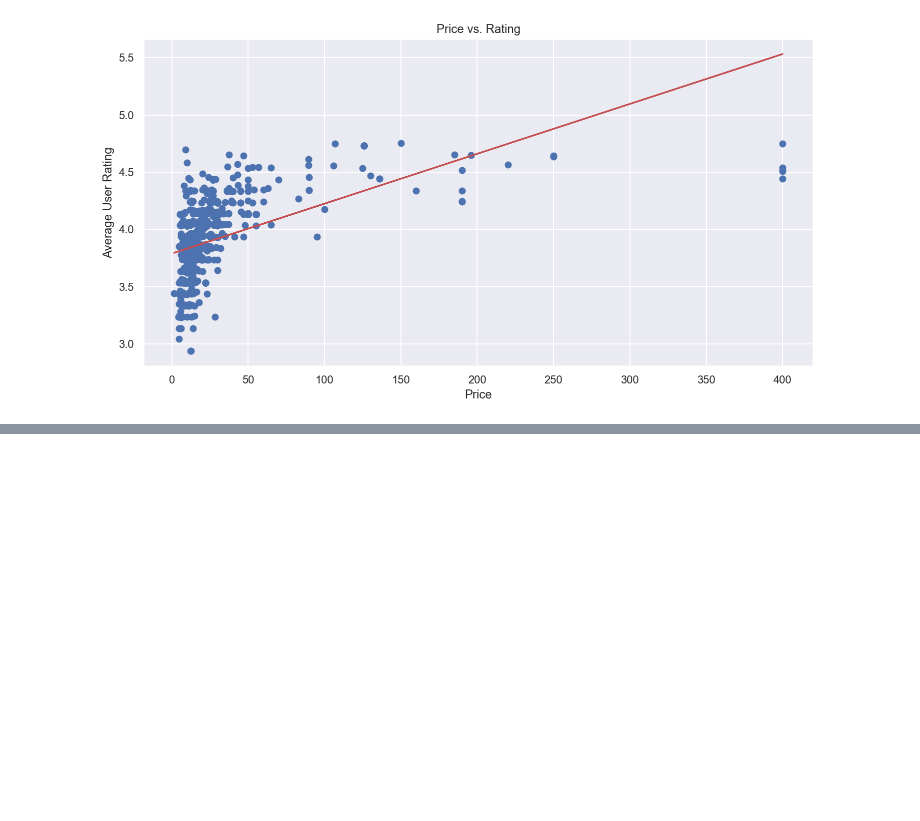
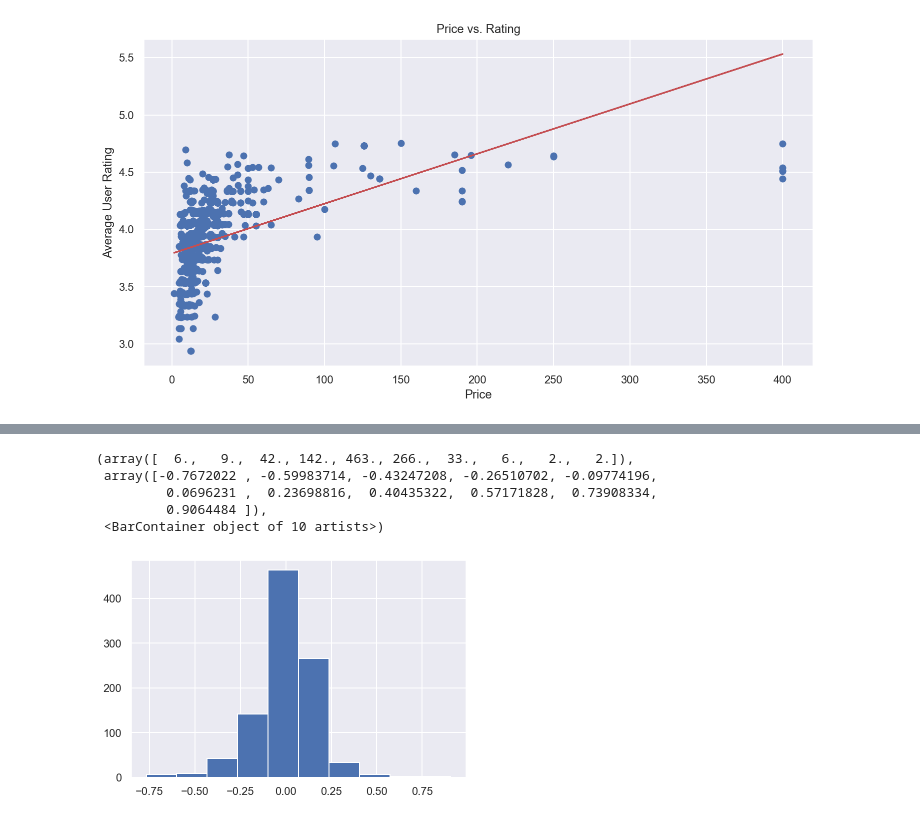
Before and after one commit to mattsegall/metis-project-2, a Jupyter notebook: Code for Submission.ipynb, the cells around one changed output, grey strips where cells are left out. Drawn from its saved outputs; the diff is of its cells as text; code cells hidden in the pictures; blank space fills up the shorter version.

```diff
--- a/Code for Submission.ipynb
+++ b/Code for Submission.ipynb
@@ -530,0 +630,10 @@ KeyError: "['Country_Lebanon'] not in index"
+# %%
+#redisuals in training set
+hist(resid_train)
+# %% [output]
+(array([  6.,   9.,  42., 142., 463., 266.,  33.,   6.,   2.,   2.]),
+ array([-0.7672022 , -0.59983714, -0.43247208, -0.26510702, -0.09774196,
+         0.0696231 ,  0.23698816,  0.40435322,  0.57171828,  0.73908334,
+         0.9064484 ]),
+ <BarContainer object of 10 artists>)
+[figure, added]
```
Also changed, not shown: parts of 18 cells of this notebook.
